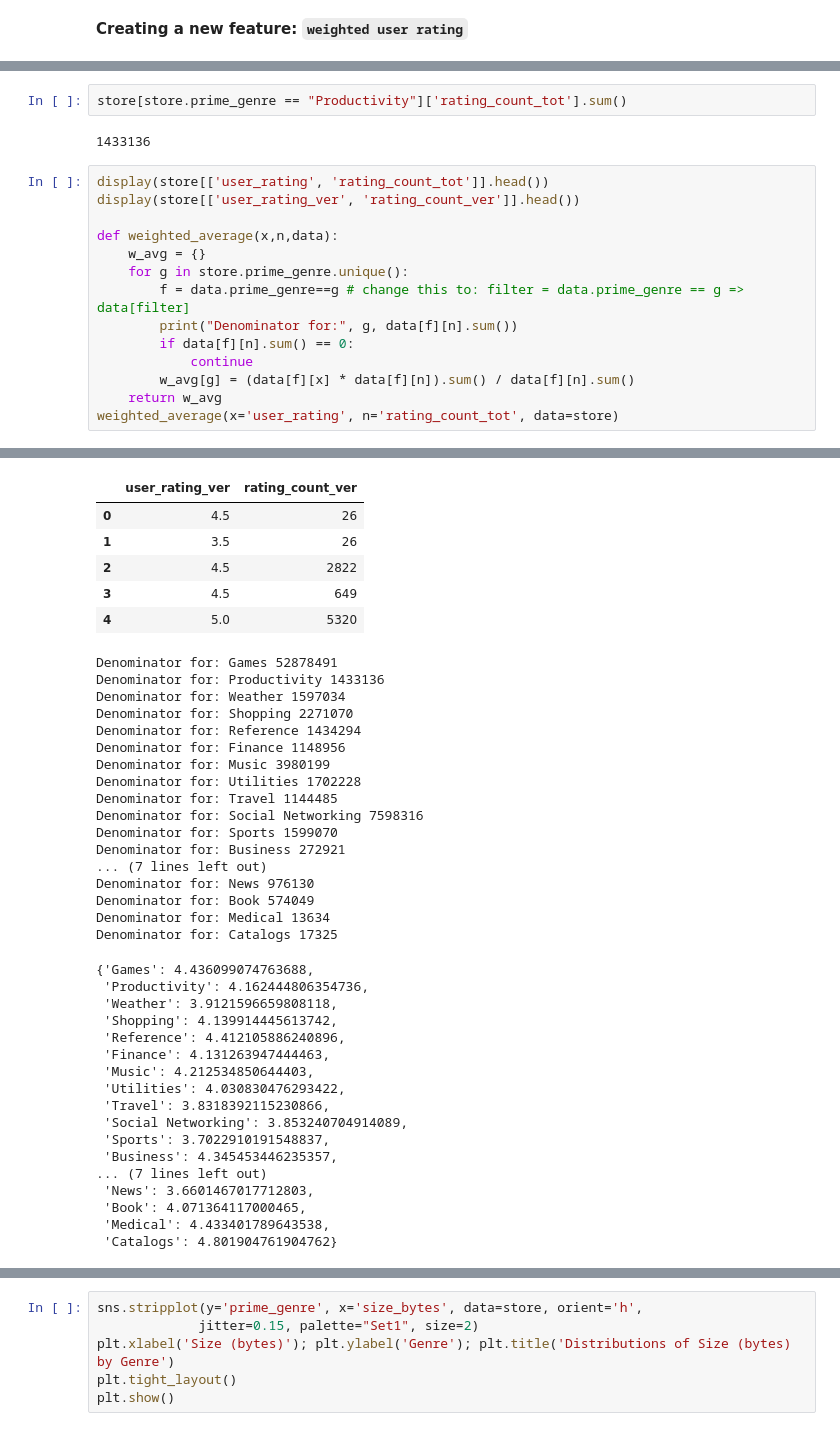
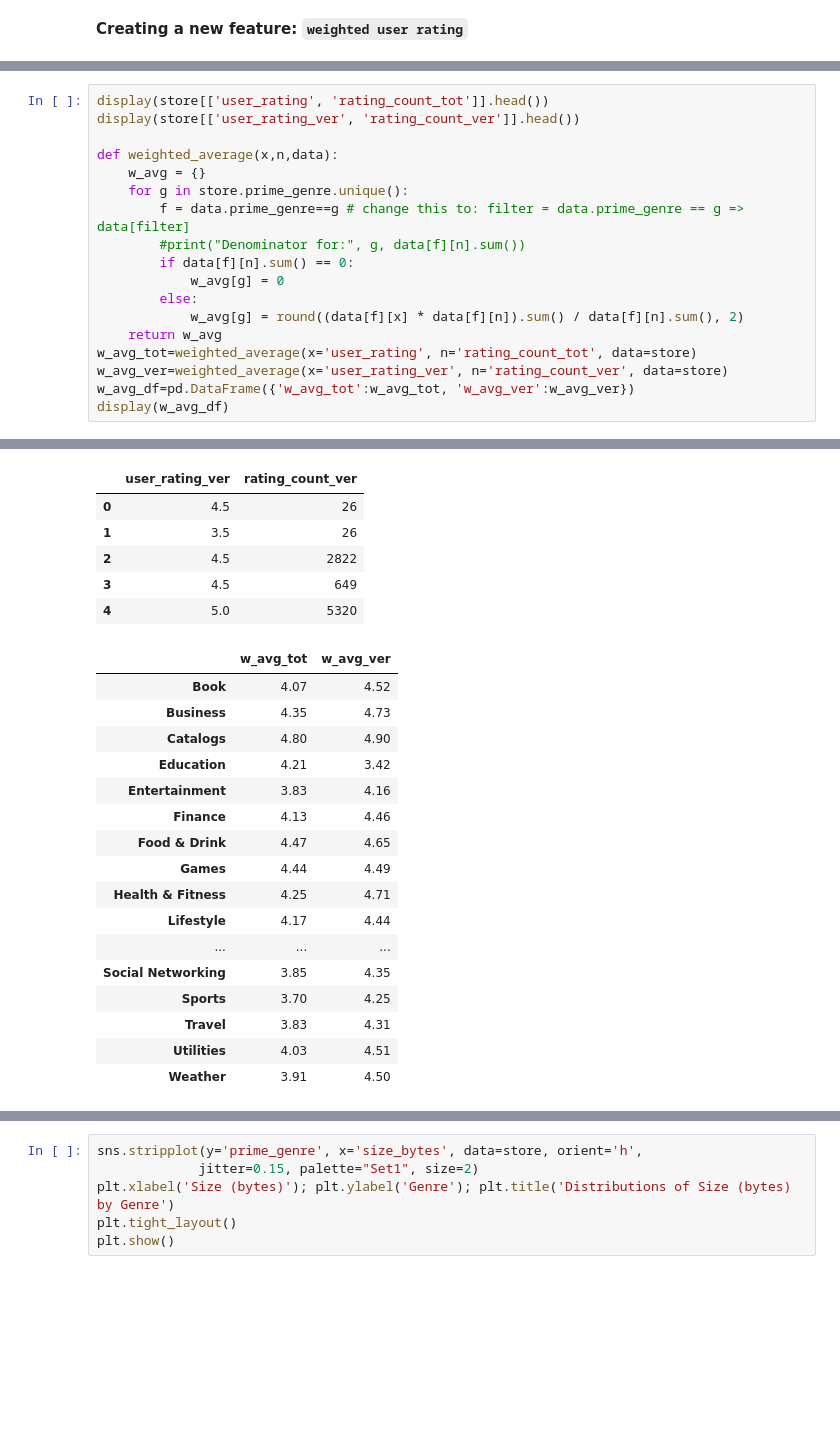
Before and after one commit to cgman64/apple-store-analysis, a Jupyter notebook: appStoreAnalysis.ipynb, the cells around one changed output, grey strips where cells are left out. Cells and saved outputs as stored; diff of their text form; blank space fills up the shorter version.

```diff
--- a/appStoreAnalysis.ipynb
+++ b/appStoreAnalysis.ipynb
@@ -158,65 +154,48 @@ As can be seen in the above data frame and bar graph, the apps with the highest
-# %%
-store[store.prime_genre == "Productivity"]['rating_count_tot'].sum()
-# %% [output]
-1433136
 # %%
 display(store[['user_rating', 'rating_count_tot']].head())
 display(store[['user_rating_ver', 'rating_count_ver']].head())
 
 def weighted_average(x,n,data):
     w_avg = {}
     for g in store.prime_genre.unique():
         f = data.prime_genre==g # change this to: filter = data.prime_genre == g => data[filter]
-        print("Denominator for:", g, data[f][n].sum())
+        #print("Denominator for:", g, data[f][n].sum())
         if data[f][n].sum() == 0:
-            continue
-        w_avg[g] = (data[f][x] * data[f][n]).sum() / data[f][n].sum()
+            w_avg[g] = 0
+        else:
+            w_avg[g] = round((data[f][x] * data[f][n]).sum() / data[f][n].sum(), 2)
     return w_avg
-weighted_average(x='user_rating', n='rating_count_tot', data=store)
+w_avg_tot=weighted_average(x='user_rating', n='rating_count_tot', data=store)
+w_avg_ver=weighted_average(x='user_rating_ver', n='rating_count_ver', data=store)
+w_avg_df=pd.DataFrame({'w_avg_tot':w_avg_tot, 'w_avg_ver':w_avg_ver})
+display(w_avg_df)
 # %% [output]
 |  | user_rating | rating_count_tot |
 | 0 | 4.0 | 21292 |
 | 1 | 4.0 | 161065 |
 | 2 | 3.5 | 188583 |
 | 3 | 4.0 | 262241 |
 | 4 | 4.5 | 985920 |
 |  | user_rating_ver | rating_count_ver |
 | 0 | 4.5 | 26 |
 | 1 | 3.5 | 26 |
 | 2 | 4.5 | 2822 |
 | 3 | 4.5 | 649 |
 | 4 | 5.0 | 5320 |
-Denominator for: Games 52878491
-Denominator for: Productivity 1433136
-Denominator for: Weather 1597034
-Denominator for: Shopping 2271070
-Denominator for: Reference 1434294
-Denominator for: Finance 1148956
-Denominator for: Music 3980199
-Denominator for: Utilities 1702228
-Denominator for: Travel 1144485
-Denominator for: Social Networking 7598316
-Denominator for: Sports 1599070
-Denominator for: Business 272921
-... (7 lines left out)
-Denominator for: News 976130
-Denominator for: Book 574049
-Denominator for: Medical 13634
-Denominator for: Catalogs 17325
-{'Games': 4.436099074763688,
- 'Productivity': 4.162444806354736,
- 'Weather': 3.9121596659808118,
- 'Shopping': 4.139914445613742,
- 'Reference': 4.412105886240896,
- 'Finance': 4.131263947444463,
- 'Music': 4.212534850644403,
- 'Utilities': 4.030830476293422,
- 'Travel': 3.8318392115230866,
- 'Social Networking': 3.853240704914089,
- 'Sports': 3.7022910191548837,
- 'Business': 4.345453446235357,
-... (7 lines left out)
- 'News': 3.6601467017712803,
- 'Book': 4.071364117000465,
- 'Medical': 4.433401789643538,
- 'Catalogs': 4.801904761904762}
+|  | w_avg_tot | w_avg_ver |
+| Book | 4.07 | 4.52 |
+| Business | 4.35 | 4.73 |
+| Catalogs | 4.80 | 4.90 |
+| Education | 4.21 | 3.42 |
+| Entertainment | 3.83 | 4.16 |
+| Finance | 4.13 | 4.46 |
+| Food & Drink | 4.47 | 4.65 |
+| Games | 4.44 | 4.49 |
+| Health & Fitness | 4.25 | 4.71 |
+| Lifestyle | 4.17 | 4.44 |
+| ... | ... | ... |
+| Social Networking | 3.85 | 4.35 |
+| Sports | 3.70 | 4.25 |
+| Travel | 3.83 | 4.31 |
+| Utilities | 4.03 | 4.51 |
+| Weather | 3.91 | 4.50 |
```
Also changed, not shown: parts of 3 cells of this notebook.
